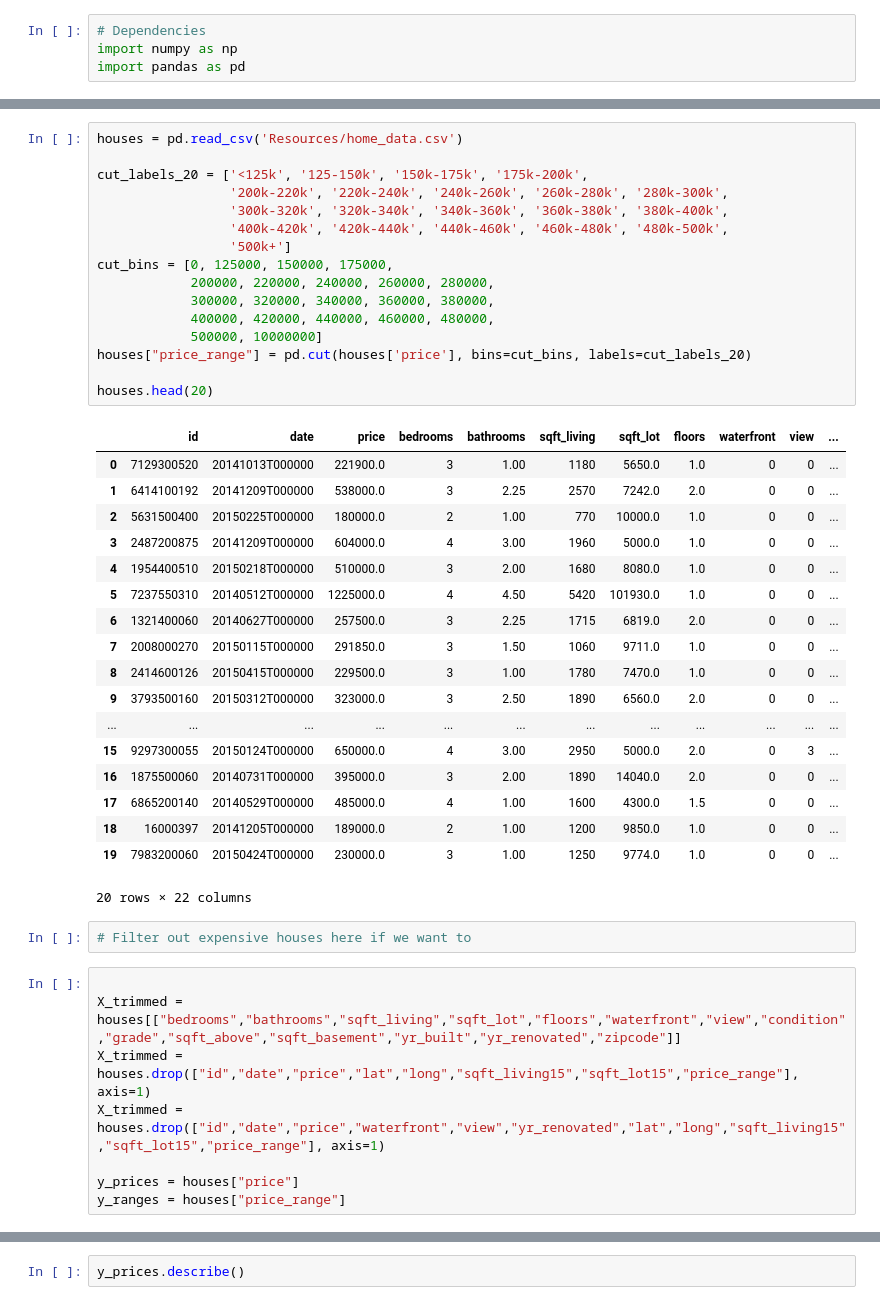
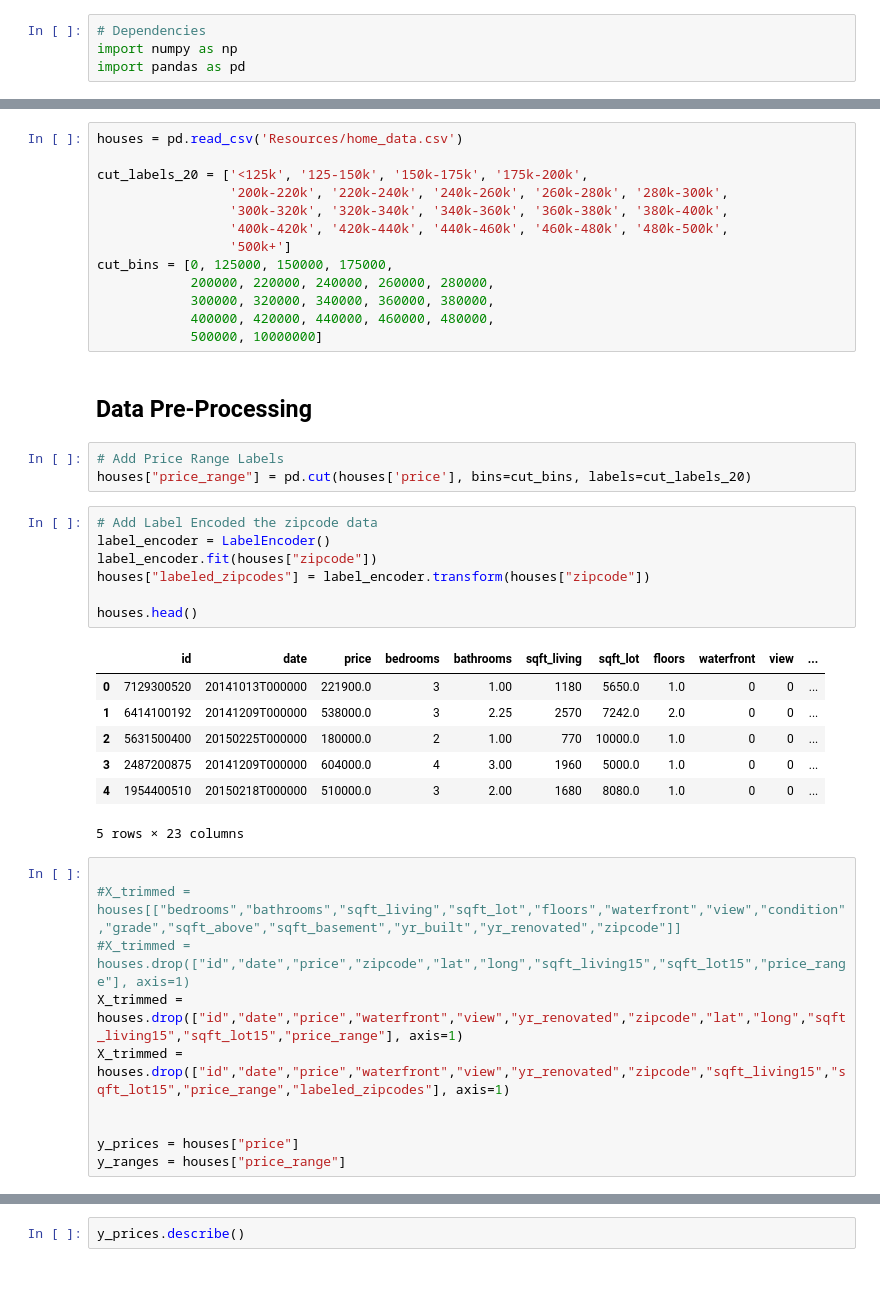
Before and after one commit to csadlo/home-pricing-project, a Jupyter notebook: Home_Prices_ML_Model.ipynb, the cells around one changed output, grey strips where cells are left out. Drawn from its saved outputs; the diff is of its cells as text; blank space fills up the shorter version.

```diff
--- a/Home_Prices_ML_Model.ipynb
+++ b/Home_Prices_ML_Model.ipynb
@@ -24,35 +23,33 @@ cut_bins = [0, 125000, 150000, 175000,
             300000, 320000, 340000, 360000, 380000,
             400000, 420000, 440000, 460000, 480000,
             500000, 10000000]
-houses["price_range"] = pd.cut(houses['price'], bins=cut_bins, labels=cut_labels_20)
-
-houses.head(20)
-# %% [output]
-|  | id | date | price | bedrooms | bathrooms | sqft_living | sqft_lot | floors | waterfront | view | ... |
-| 0 | 7129300520 | 20141013T000000 | 221900.0 | 3 | 1.00 | 1180 | 5650.0 | 1.0 | 0 | 0 | ... |
-| 1 | 6414100192 | 20141209T000000 | 538000.0 | 3 | 2.25 | 2570 | 7242.0 | 2.0 | 0 | 0 | ... |
-| 2 | 5631500400 | 20150225T000000 | 180000.0 | 2 | 1.00 | 770 | 10000.0 | 1.0 | 0 | 0 | ... |
-| 3 | 2487200875 | 20141209T000000 | 604000.0 | 4 | 3.00 | 1960 | 5000.0 | 1.0 | 0 | 0 | ... |
-| 4 | 1954400510 | 20150218T000000 | 510000.0 | 3 | 2.00 | 1680 | 8080.0 | 1.0 | 0 | 0 | ... |
-| 5 | 7237550310 | 20140512T000000 | 1225000.0 | 4 | 4.50 | 5420 | 101930.0 | 1.0 | 0 | 0 | ... |
-| 6 | 1321400060 | 20140627T000000 | 257500.0 | 3 | 2.25 | 1715 | 6819.0 | 2.0 | 0 | 0 | ... |
-| 7 | 2008000270 | 20150115T000000 | 291850.0 | 3 | 1.50 | 1060 | 9711.0 | 1.0 | 0 | 0 | ... |
-| 8 | 2414600126 | 20150415T000000 | 229500.0 | 3 | 1.00 | 1780 | 7470.0 | 1.0 | 0 | 0 | ... |
-| 9 | 3793500160 | 20150312T000000 | 323000.0 | 3 | 2.50 | 1890 | 6560.0 | 2.0 | 0 | 0 | ... |
-| ... | ... | ... | ... | ... | ... | ... | ... | ... | ... | ... | ... |
-| 15 | 9297300055 | 20150124T000000 | 650000.0 | 4 | 3.00 | 2950 | 5000.0 | 2.0 | 0 | 3 | ... |
-| 16 | 1875500060 | 20140731T000000 | 395000.0 | 3 | 2.00 | 1890 | 14040.0 | 2.0 | 0 | 0 | ... |
-| 17 | 6865200140 | 20140529T000000 | 485000.0 | 4 | 1.00 | 1600 | 4300.0 | 1.5 | 0 | 0 | ... |
-| 18 | 16000397 | 20141205T000000 | 189000.0 | 2 | 1.00 | 1200 | 9850.0 | 1.0 | 0 | 0 | ... |
-| 19 | 7983200060 | 20150424T000000 | 230000.0 | 3 | 1.00 | 1250 | 9774.0 | 1.0 | 0 | 0 | ... |
-20 rows × 22 columns
-# %%
-# Filter out expensive houses here if we want to
+# %% [markdown]
+## Data Pre-Processing
+# %%
+# Add Price Range Labels
+houses["price_range"] = pd.cut(houses['price'], bins=cut_bins, labels=cut_labels_20)
+# %%
+# Add Label Encoded the zipcode data
+label_encoder = LabelEncoder()
+label_encoder.fit(houses["zipcode"])
+houses["labeled_zipcodes"] = label_encoder.transform(houses["zipcode"])
+
+houses.head()
+# %% [output]
+|  | id | date | price | bedrooms | bathrooms | sqft_living | sqft_lot | floors | waterfront | view | ... |
+| 0 | 7129300520 | 20141013T000000 | 221900.0 | 3 | 1.00 | 1180 | 5650.0 | 1.0 | 0 | 0 | ... |
+| 1 | 6414100192 | 20141209T000000 | 538000.0 | 3 | 2.25 | 2570 | 7242.0 | 2.0 | 0 | 0 | ... |
+| 2 | 5631500400 | 20150225T000000 | 180000.0 | 2 | 1.00 | 770 | 10000.0 | 1.0 | 0 | 0 | ... |
+| 3 | 2487200875 | 20141209T000000 | 604000.0 | 4 | 3.00 | 1960 | 5000.0 | 1.0 | 0 | 0 | ... |
+| 4 | 1954400510 | 20150218T000000 | 510000.0 | 3 | 2.00 | 1680 | 8080.0 | 1.0 | 0 | 0 | ... |
+5 rows × 23 columns
 # %%
 
-X_trimmed = houses[["bedrooms","bathrooms","sqft_living","sqft_lot","floors","waterfront","view","condition","grade","sqft_above","sqft_basement","yr_built","yr_renovated","zipcode"]]
-X_trimmed = houses.drop(["id","date","price","lat","long","sqft_living15","sqft_lot15","price_range"], axis=1)
-X_trimmed = houses.drop(["id","date","price","waterfront","view","yr_renovated","lat","long","sqft_living15","sqft_lot15","price_range"], axis=1)
+#X_trimmed = houses[["bedrooms","bathrooms","sqft_living","sqft_lot","floors","waterfront","view","condition","grade","sqft_above","sqft_basement","yr_built","yr_renovated","zipcode"]]
+#X_trimmed = houses.drop(["id","date","price","zipcode","lat","long","sqft_living15","sqft_lot15","price_range"], axis=1)
+X_trimmed = houses.drop(["id","date","price","waterfront","view","yr_renovated","zipcode","lat","long","sqft_living15","sqft_lot15","price_range"], axis=1)
+X_trimmed = houses.drop(["id","date","price","waterfront","view","yr_renovated","zipcode","sqft_living15","sqft_lot15","price_range","labeled_zipcodes"], axis=1)
+
 
 y_prices = houses["price"]
 y_ranges = houses["price_range"]
```
Also changed, not shown: parts of 25 cells of this notebook, 4 other files.
